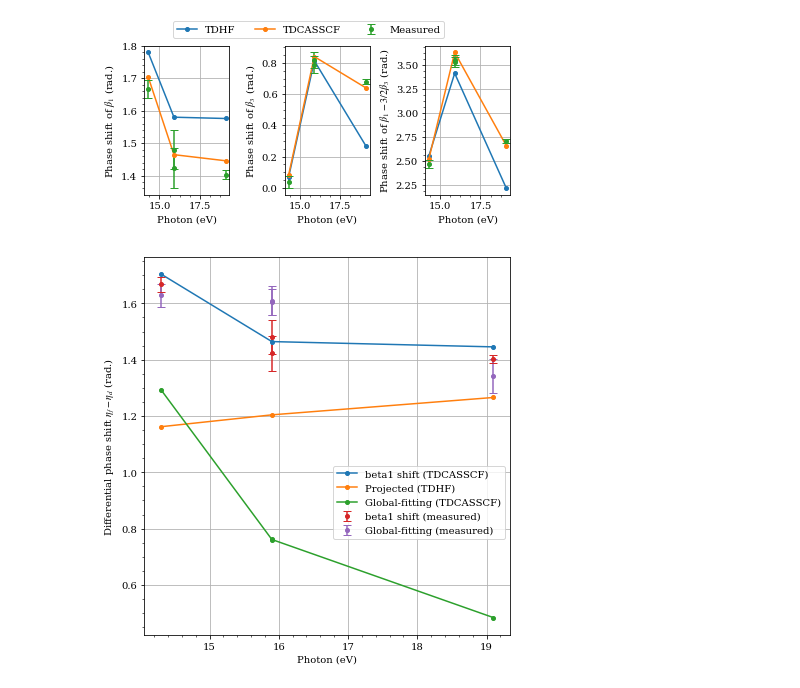
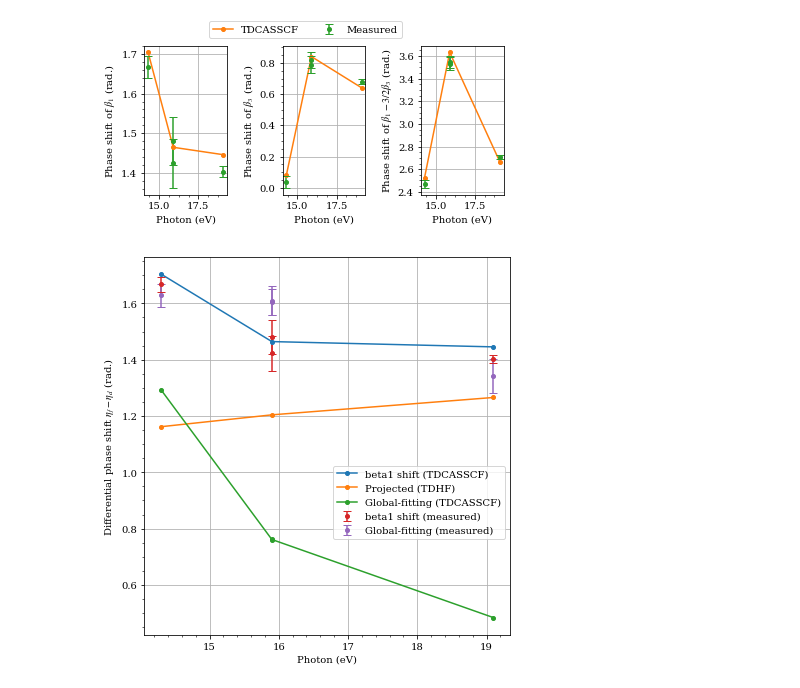
Before and after one commit to DaehyunPY/FERMI20144077, a Jupyter notebook: Notebooks/Compare Ne beta phase shifts.ipynb, the cells around one changed output. Saved outputs shown, nothing was run; the diff lists cells and outputs as text; code cells hidden in the pictures.

Commit message:
Update notebook "Compare Ne beta *.ipynb"

```diff
--- a/Notebooks/Compare Ne beta phase shifts.ipynb
+++ b/Notebooks/Compare Ne beta phase shifts.ipynb
@@ -14,45 +14,48 @@ plt.figure(figsize=(6,3))
 plt.subplot(131)
 plt.xlabel('Photon (eV)')
 plt.ylabel(r'Phase shift of $\beta_1$ (rad.)')
-plt.plot(groupped['TDHF']['beta1 shift'], 'o-', label='TDHF')
+plt.plot([], label='')
+# plt.plot(groupped['TDHF']['beta1 shift'], 'o-', label='TDHF')
 plt.plot(groupped['TDCASSCF']['beta1 shift'], 'o-', label='TDCASSCF')
 plt.errorbar(sheets['measured']['Photon (eV)'],
              sheets['measured']['beta1 shift'],
              yerr=sheets['measured']['beta1 shift error'],
              fmt='o',
              label='Measured')
 plt.grid(True)
-plt.figlegend(loc='upper center', ncol=3)
+plt.figlegend(loc='upper center', ncol=2)
 
 plt.subplot(132)
 plt.xlabel('Photon (eV)')
 plt.ylabel(r'Phase shift of $\beta_3$ (rad.)')
-plt.plot(groupped['TDHF']['beta3 shift'], 'o-', label='TDHF')
+plt.plot([], label='')
+# plt.plot(groupped['TDHF']['beta3 shift'], 'o-', label='TDHF')
 plt.plot(groupped['TDCASSCF']['beta3 shift'], 'o-', label='TDCASSCF')
 plt.errorbar(sheets['measured']['Photon (eV)'],
              sheets['measured']['beta3 shift'],
              yerr=sheets['measured']['beta3 shift error'],
              fmt='o',
              label='Measured')
 plt.grid(True)
 
 plt.subplot(133)
 plt.xlabel('Photon (eV)')
 plt.ylabel(r'Phase shift of $\beta_1-3/2\beta_3$ (rad.)')
-plt.plot(groupped['TDHF']['beta1m3 shift'], 'o-', label='TDHF')
+plt.plot([], label='')
+# plt.plot(groupped['TDHF']['beta1m3 shift'], 'o-', label='TDHF')
 plt.plot(groupped['TDCASSCF']['beta1m3 shift'], 'o-', label='TDCASSCF')
 plt.errorbar(sheets['measured']['Photon (eV)'],
              sheets['measured']['beta1m3 shift'],
              yerr=sheets['measured']['beta1m3 shift error'],
              fmt='o',
              label='Measured')
 plt.grid(True)
 plt.tight_layout()
 plt.subplots_adjust(top=0.875)
-plt.savefig(f"Figures/compare_ne_shifts_with_ishikawa's1.pdf")
+plt.savefig(f"Figures/Compare Ne phase shifts with TDCASSCF.pdf")
 plt.show()
 # %% [output]
-[figure, old version]
+[figure, new version]
 # %%
 plt.style.use('Report.mplstyle')
 plt.figure(figsize=(6,6))
```
Also changed, not shown: 1 other file.
